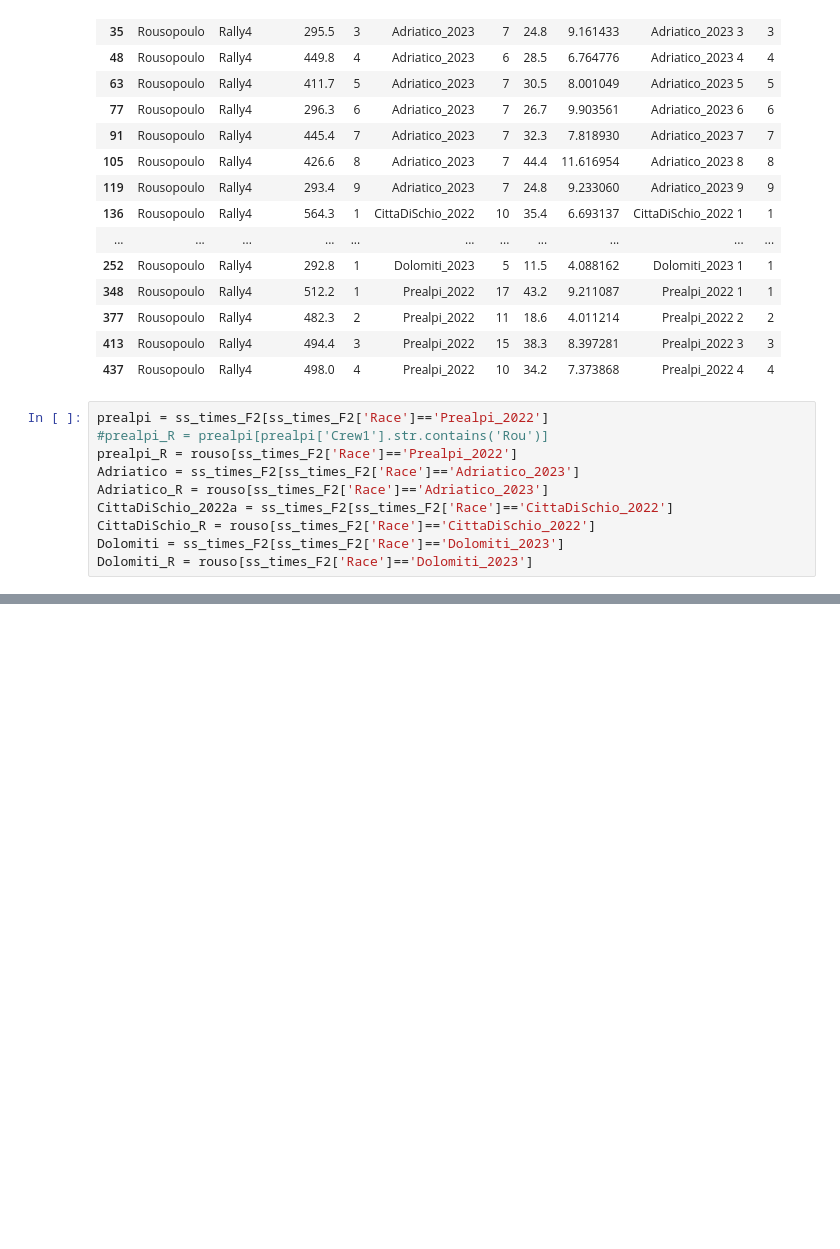
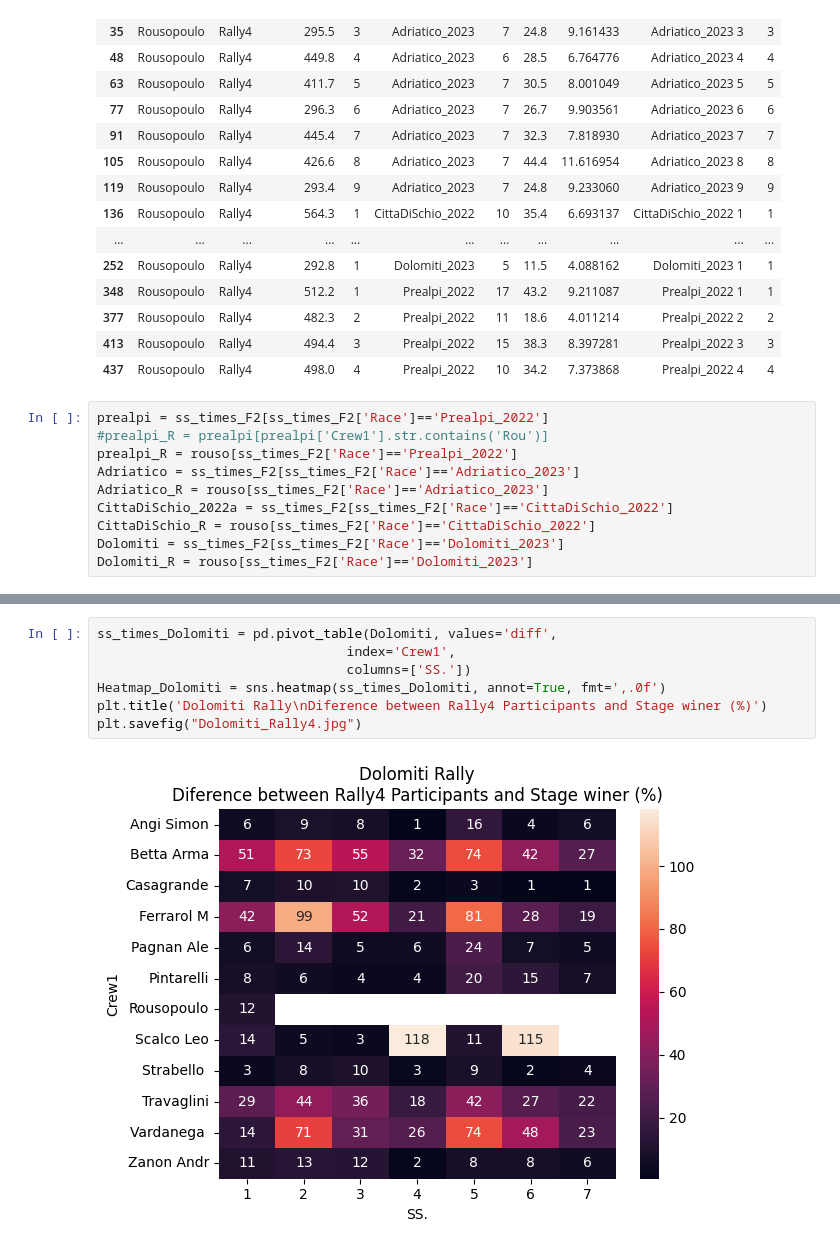
Before and after one commit to teneatis/results2023, a Jupyter notebook: otherRallies/Rousopoulos/Rousopoulos_Difference_byRally.ipynb, the cells around one changed output, grey strips where cells are left out. Drawn from its saved outputs; the diff is of its cells as text; blank space fills up the shorter version.

```diff
--- a/otherRallies/Rousopoulos/Rousopoulos_Difference_byRally.ipynb
+++ b/otherRallies/Rousopoulos/Rousopoulos_Difference_byRally.ipynb
@@ -194,0 +212,9 @@ plt.savefig("Adriatico.jpg")
+# %%
+ss_times_Dolomiti = pd.pivot_table(Dolomiti, values='diff',
+                                index='Crew1',
+                                columns=['SS.'])
+Heatmap_Dolomiti = sns.heatmap(ss_times_Dolomiti, annot=True, fmt=',.0f')
+plt.title('Dolomiti Rally\nDiference between Rally4 Participants and Stage winer (%)')
+plt.savefig("Dolomiti_Rally4.jpg")
+# %% [output]
+[figure, added]
```
Also changed, not shown: parts of 12 cells of this notebook, 10 other files.
